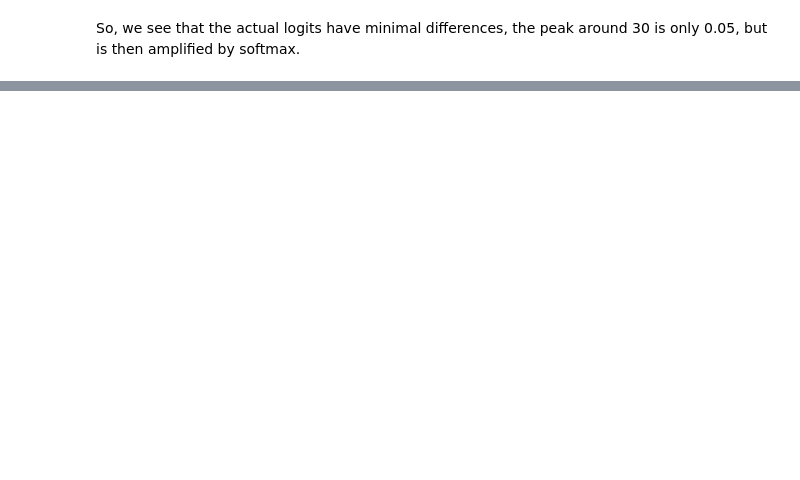
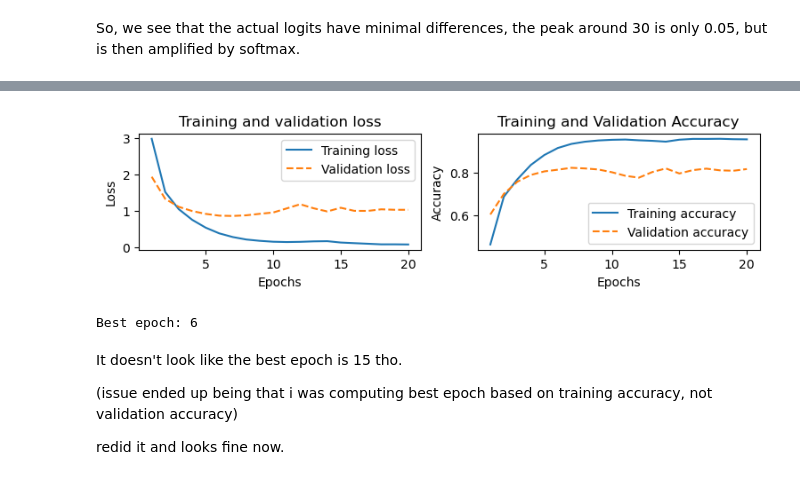
Before and after one commit to arsiliath/DLWP, a Jupyter notebook: scratch/lab-4-reuters.ipynb, the cells around one changed output, grey strips where cells are left out. Saved outputs shown, nothing was run; the diff lists cells and outputs as text; code cells hidden in the pictures; blank space fills up the shorter version.

```diff
--- a/scratch/lab-4-reuters.ipynb
+++ b/scratch/lab-4-reuters.ipynb
@@ -169,0 +301,35 @@ So, we see that the actual logits have minimal differences, the peak around 30 i
+# %%
+results = {}
+
+
+def run_test(num_hidden_layers, units_per_hidden_layer, optimizer='adam', plot=False):
+    model = keras.models.Sequential()
+    model.add(keras.Input((10000,)))
+
+    for _ in range(num_hidden_layers):
+        model.add(keras.layers.Dense(units_per_hidden_layer, activation='relu'))
+
+    model.add(keras.layers.Dense(46, activation='softmax'))
+
+    model.compile(
+        optimizer=optimizer,
+        loss='categorical_crossentropy',
+        metrics=['accuracy']
+    )
+
+    history = model.fit(
+        partial_x_train,
+        partial_y_train,
+        epochs = 20,
+        batch_size=512,
+        validation_data=(x_val, y_val),
+        verbose=0
+    )
+
+    best_epoch = np.argmax(history.history['val_accuracy'])
+    best_accuracy = history.history['val_accuracy'][best_epoch]
+
+    if(plot):
+        plot_history(history)
+
+    return (best_epoch, best_accuracy)
@@ -169,0 +516,15 @@ So, we see that the actual logits have minimal differences, the peak around 30 i
+# %%
+# view chart for validation data
+be, ba = run_test(2, 128, 'adam', plot=True)
+# %% [output]
+[figure, added]
+# %%
+print(f'Best epoch: {be}')
+# %% [output]
+Best epoch: 6
+# %% [markdown]
+It doesn't look like the best epoch is 15 tho.
+
+(issue ended up being that i was computing best epoch based on training accuracy, not validation accuracy)
+
+redid it and looks fine now.
```
Also changed, not shown: parts of 32 cells of this notebook.
